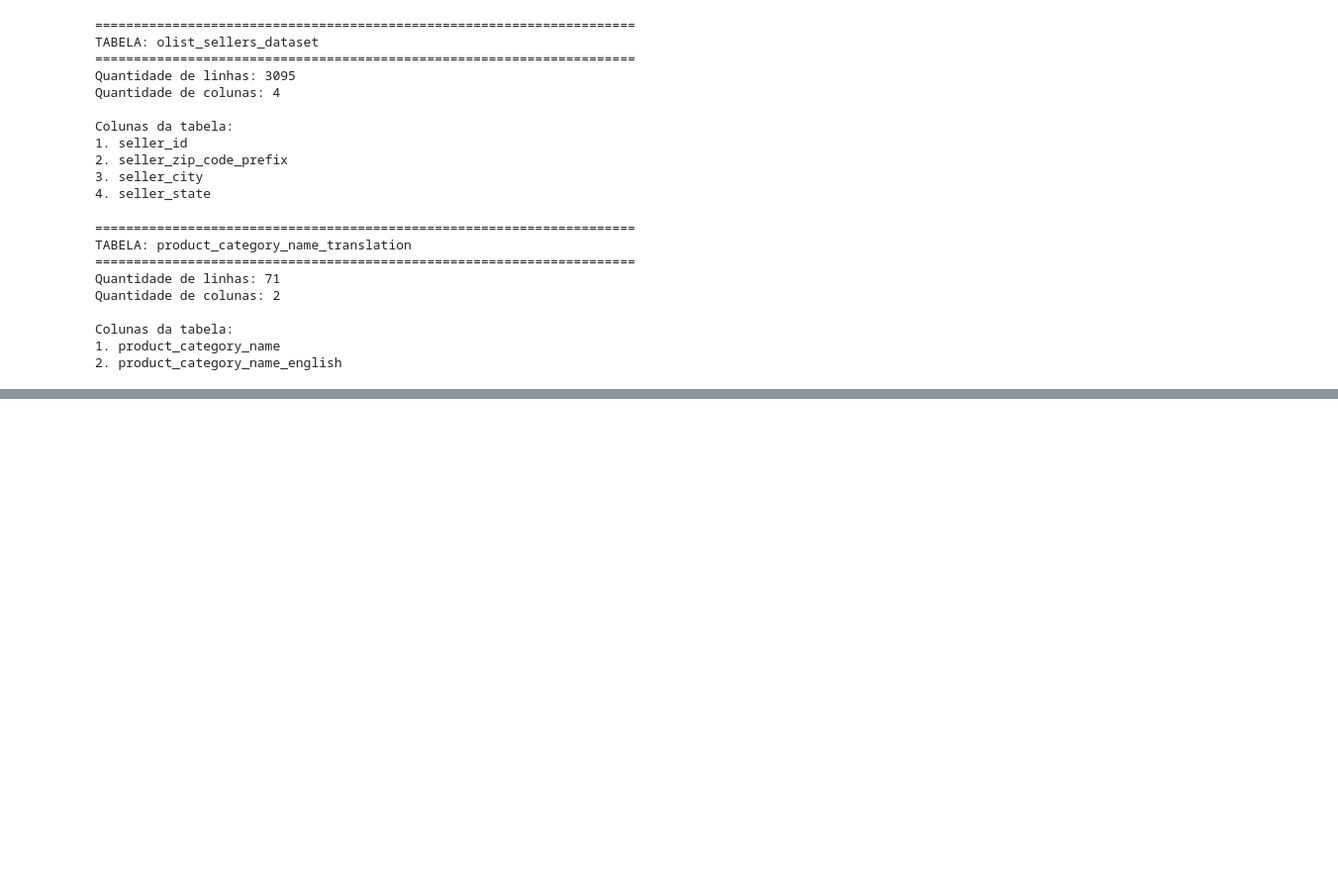
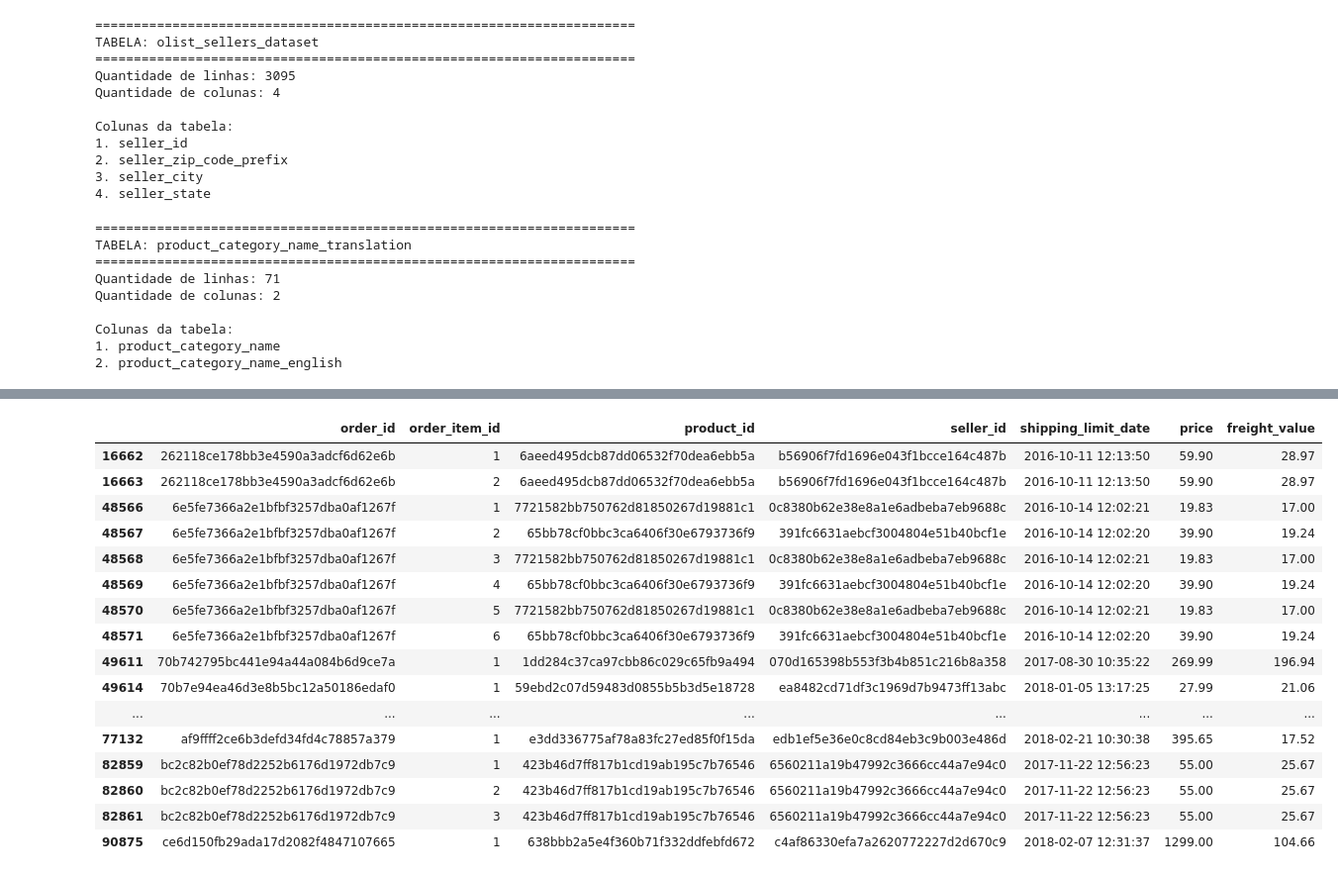
Before and after one commit to AgathaAlmeida7/case-01-queda-vendas, a Jupyter notebook: notebooks/01_data_profiling.ipynb, the cells around one changed output, grey strips where cells are left out. Shown at 99% size. Saved outputs shown, nothing was run; the diff lists cells and outputs as text; code cells hidden in the pictures; blank space fills up the shorter version.

```diff
--- a/notebooks/01_data_profiling.ipynb
+++ b/notebooks/01_data_profiling.ipynb
@@ -313,0 +911,10 @@ Colunas da tabela:
+# %%
+import numpy as np
+
+comparacao_valores["corresponde"] = np.isclose(
+    comparacao_valores["valor_pagamentos"],
+    comparacao_valores["valor_itens_frete"],
+    atol=0.01
+)
+
+comparacao_valores["corresponde"].value_counts()
@@ -313,0 +1059,18 @@ Colunas da tabela:
+# %%
+divergencias_extremas = (
+    comparacao_valores[
+        comparacao_valores["diferenca_abs"] > 50
+    ]
+    .sort_values("diferenca", ascending=False)
+)
+
+divergencias_extremas[
+    [
+        "order_id",
+        "valor_produtos",
+        "valor_frete",
+        "valor_itens_frete",
+        "valor_pagamentos",
+        "diferenca"
+    ]
+]
@@ -313,0 +1087,8 @@ Colunas da tabela:
+# %%
+pedidos_extremos = divergencias_extremas["order_id"].tolist()
+
+df_payments[
+    df_payments["order_id"].isin(pedidos_extremos)
+].sort_values(
+    ["order_id", "payment_sequential"]
+)
@@ -313,0 +1105,24 @@ Colunas da tabela:
+# %%
+df_items[
+    df_items["order_id"].isin(pedidos_extremos)
+].sort_values(
+    ["order_id", "order_item_id"]
+)
+# %% [output]
+|  | order_id | order_item_id | product_id | seller_id | shipping_limit_date | price | freight_value |
+| 16662 | 262118ce178bb3e4590a3adcf6d62e6b | 1 | 6aeed495dcb87dd06532f70dea6ebb5a | b56906f7fd1696e043f1bcce164c487b | 2016-10-11 12:13:50 | 59.90 | 28.97 |
+| 16663 | 262118ce178bb3e4590a3adcf6d62e6b | 2 | 6aeed495dcb87dd06532f70dea6ebb5a | b56906f7fd1696e043f1bcce164c487b | 2016-10-11 12:13:50 | 59.90 | 28.97 |
+| 48566 | 6e5fe7366a2e1bfbf3257dba0af1267f | 1 | 7721582bb750762d81850267d19881c1 | 0c8380b62e38e8a1e6adbeba7eb9688c | 2016-10-14 12:02:21 | 19.83 | 17.00 |
+| 48567 | 6e5fe7366a2e1bfbf3257dba0af1267f | 2 | 65bb78cf0bbc3ca6406f30e6793736f9 | 391fc6631aebcf3004804e51b40bcf1e | 2016-10-14 12:02:20 | 39.90 | 19.24 |
+| 48568 | 6e5fe7366a2e1bfbf3257dba0af1267f | 3 | 7721582bb750762d81850267d19881c1 | 0c8380b62e38e8a1e6adbeba7eb9688c | 2016-10-14 12:02:21 | 19.83 | 17.00 |
+| 48569 | 6e5fe7366a2e1bfbf3257dba0af1267f | 4 | 65bb78cf0bbc3ca6406f30e6793736f9 | 391fc6631aebcf3004804e51b40bcf1e | 2016-10-14 12:02:20 | 39.90 | 19.24 |
+| 48570 | 6e5fe7366a2e1bfbf3257dba0af1267f | 5 | 7721582bb750762d81850267d19881c1 | 0c8380b62e38e8a1e6adbeba7eb9688c | 2016-10-14 12:02:21 | 19.83 | 17.00 |
+| 48571 | 6e5fe7366a2e1bfbf3257dba0af1267f | 6 | 65bb78cf0bbc3ca6406f30e6793736f9 | 391fc6631aebcf3004804e51b40bcf1e | 2016-10-14 12:02:20 | 39.90 | 19.24 |
+| 49611 | 70b742795bc441e94a44a084b6d9ce7a | 1 | 1dd284c37ca97cbb86c029c65fb9a494 | 070d165398b553f3b4b851c216b8a358 | 2017-08-30 10:35:22 | 269.99 | 196.94 |
+| 49614 | 70b7e94ea46d3e8b5bc12a50186edaf0 | 1 | 59ebd2c07d59483d0855b5b3d5e18728 | ea8482cd71df3c1969d7b9473ff13abc | 2018-01-05 13:17:25 | 27.99 | 21.06 |
+| ... | ... | ... | ... | ... | ... | ... | ... |
+| 77132 | af9ffff2ce6b3defd34fd4c78857a379 | 1 | e3dd336775af78a83fc27ed85f0f15da | edb1ef5e36e0c8cd84eb3c9b003e486d | 2018-02-21 10:30:38 | 395.65 | 17.52 |
+| 82859 | bc2c82b0ef78d2252b6176d1972db7c9 | 1 | 423b46d7ff817b1cd19ab195c7b76546 | 6560211a19b47992c3666cc44a7e94c0 | 2017-11-22 12:56:23 | 55.00 | 25.67 |
+| 82860 | bc2c82b0ef78d2252b6176d1972db7c9 | 2 | 423b46d7ff817b1cd19ab195c7b76546 | 6560211a19b47992c3666cc44a7e94c0 | 2017-11-22 12:56:23 | 55.00 | 25.67 |
+| 82861 | bc2c82b0ef78d2252b6176d1972db7c9 | 3 | 423b46d7ff817b1cd19ab195c7b76546 | 6560211a19b47992c3666cc44a7e94c0 | 2017-11-22 12:56:23 | 55.00 | 25.67 |
+| 90875 | ce6d150fb29ada17d2082f4847107665 | 1 | 638bbb2a5e4f360b71f332ddfebfd672 | c4af86330efa7a2620772227d2d670c9 | 2018-02-07 12:31:37 | 1299.00 | 104.66 |
```
Also changed, not shown: parts of 53 cells of this notebook, 1 other file.
